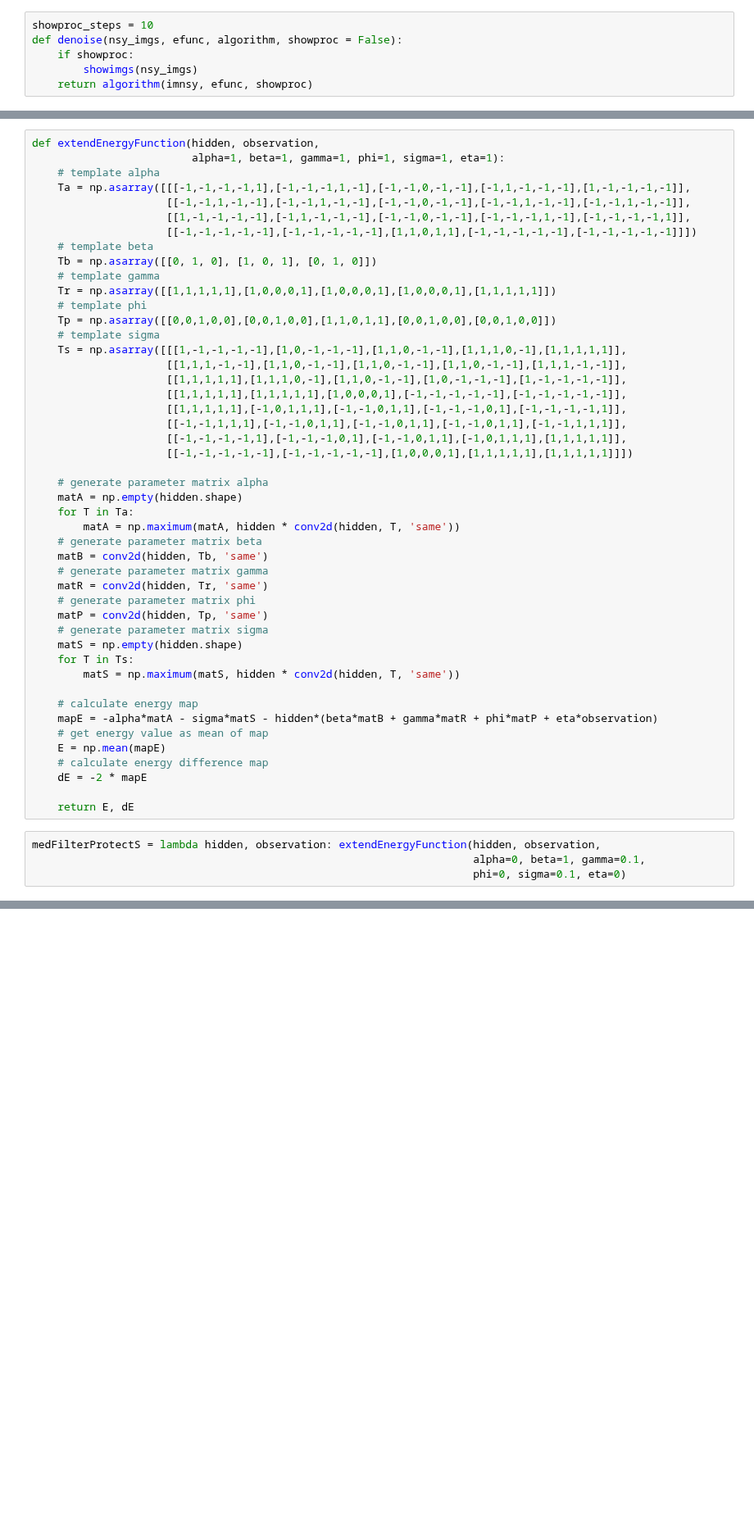
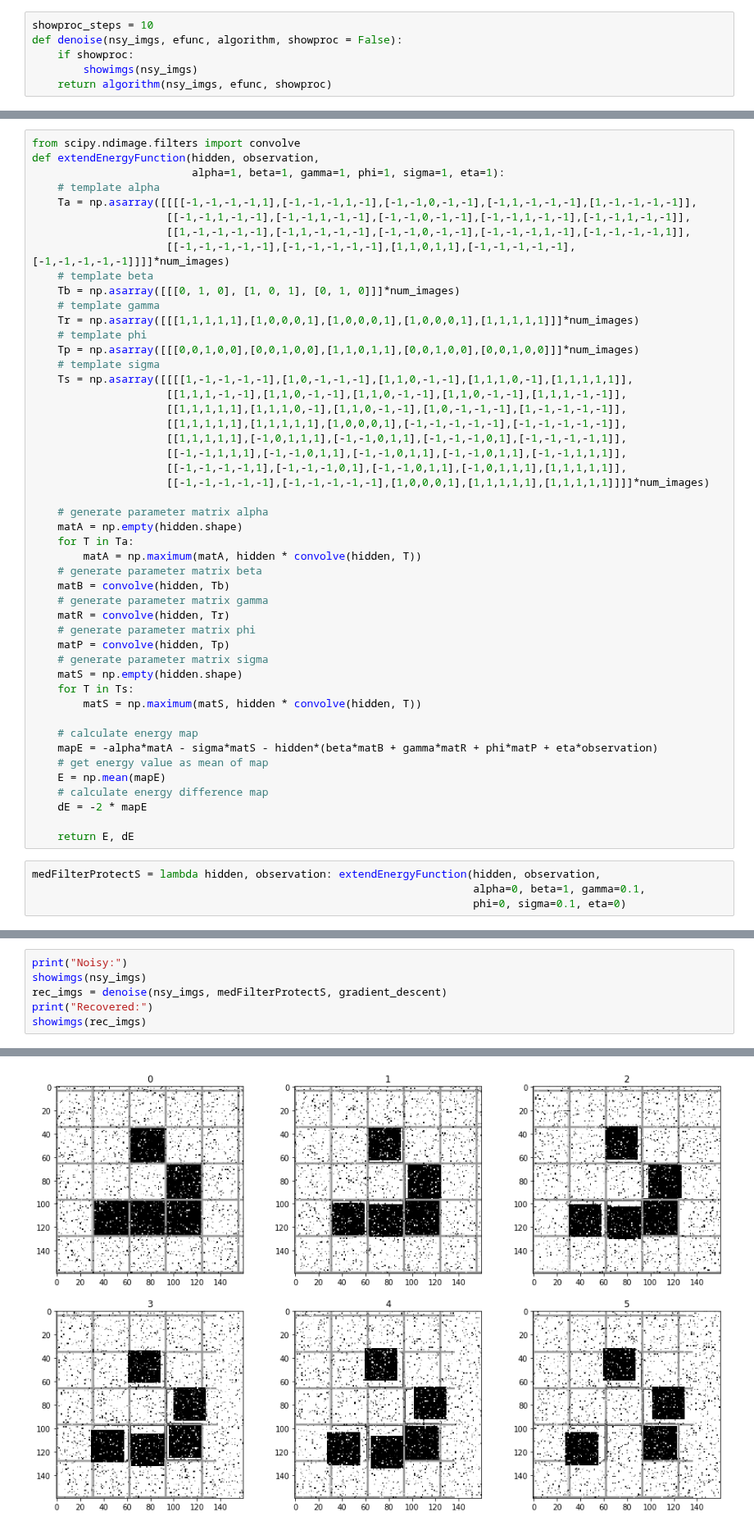
Before and after one commit to brennanmcfarland/pgm, a Jupyter notebook: Final Project.ipynb, the cells around one changed output, grey strips where cells are left out. Shown at 82% size. Saved outputs shown, nothing was run; the diff lists cells and outputs as text; blank space fills up the shorter version.

```diff
--- a/Final Project.ipynb
+++ b/Final Project.ipynb
@@ -89,5 +96,5 @@ showproc_steps = 10
 def denoise(nsy_imgs, efunc, algorithm, showproc = False):
     if showproc:
         showimgs(nsy_imgs)
-    return algorithm(imnsy, efunc, showproc)
+    return algorithm(nsy_imgs, efunc, showproc)
 # %%
@@ -123,41 +133,42 @@ def gradient_descent(imnsy, efunc, showproc = False):
 # %%
+from scipy.ndimage.filters import convolve
 def extendEnergyFunction(hidden, observation,
                          alpha=1, beta=1, gamma=1, phi=1, sigma=1, eta=1):
     # template alpha
-    Ta = np.asarray([[[-1,-1,-1,-1,1],[-1,-1,-1,1,-1],[-1,-1,0,-1,-1],[-1,1,-1,-1,-1],[1,-1,-1,-1,-1]],
+    Ta = np.asarray([[[[-1,-1,-1,-1,1],[-1,-1,-1,1,-1],[-1,-1,0,-1,-1],[-1,1,-1,-1,-1],[1,-1,-1,-1,-1]],
                      [[-1,-1,1,-1,-1],[-1,-1,1,-1,-1],[-1,-1,0,-1,-1],[-1,-1,1,-1,-1],[-1,-1,1,-1,-1]],
                      [[1,-1,-1,-1,-1],[-1,1,-1,-1,-1],[-1,-1,0,-1,-1],[-1,-1,-1,1,-1],[-1,-1,-1,-1,1]],
-                     [[-1,-1,-1,-1,-1],[-1,-1,-1,-1,-1],[1,1,0,1,1],[-1,-1,-1,-1,-1],[-1,-1,-1,-1,-1]]])
+                     [[-1,-1,-1,-1,-1],[-1,-1,-1,-1,-1],[1,1,0,1,1],[-1,-1,-1,-1,-1],[-1,-1,-1,-1,-1]]]]*num_images)
     # template beta
-    Tb = np.asarray([[0, 1, 0], [1, 0, 1], [0, 1, 0]])
+    Tb = np.asarray([[[0, 1, 0], [1, 0, 1], [0, 1, 0]]]*num_images)
     # template gamma
-    Tr = np.asarray([[1,1,1,1,1],[1,0,0,0,1],[1,0,0,0,1],[1,0,0,0,1],[1,1,1,1,1]])
+    Tr = np.asarray([[[1,1,1,1,1],[1,0,0,0,1],[1,0,0,0,1],[1,0,0,0,1],[1,1,1,1,1]]]*num_images)
     # template phi
-    Tp = np.asarray([[0,0,1,0,0],[0,0,1,0,0],[1,1,0,1,1],[0,0,1,0,0],[0,0,1,0,0]])
+    Tp = np.asarray([[[0,0,1,0,0],[0,0,1,0,0],[1,1,0,1,1],[0,0,1,0,0],[0,0,1,0,0]]]*num_images)
     # template sigma
-    Ts = np.asarray([[[1,-1,-1,-1,-1],[1,0,-1,-1,-1],[1,1,0,-1,-1],[1,1,1,0,-1],[1,1,1,1,1]],
+    Ts = np.asarray([[[[1,-1,-1,-1,-1],[1,0,-1,-1,-1],[1,1,0,-1,-1],[1,1,1,0,-1],[1,1,1,1,1]],
                      [[1,1,1,-1,-1],[1,1,0,-1,-1],[1,1,0,-1,-1],[1,1,0,-1,-1],[1,1,1,-1,-1]],
                      [[1,1,1,1,1],[1,1,1,0,-1],[1,1,0,-1,-1],[1,0,-1,-1,-1],[1,-1,-1,-1,-1]],
                      [[1,1,1,1,1],[1,1,1,1,1],[1,0,0,0,1],[-1,-1,-1,-1,-1],[-1,-1,-1,-1,-1]],
                      [[1,1,1,1,1],[-1,0,1,1,1],[-1,-1,0,1,1],[-1,-1,-1,0,1],[-1,-1,-1,-1,1]],
                      [[-1,-1,1,1,1],[-1,-1,0,1,1],[-1,-1,0,1,1],[-1,-1,0,1,1],[-1,-1,1,1,1]],
                      [[-1,-1,-1,-1,1],[-1,-1,-1,0,1],[-1,-1,0,1,1],[-1,0,1,1,1],[1,1,1,1,1]],
-                     [[-1,-1,-1,-1,-1],[-1,-1,-1,-1,-1],[1,0,0,0,1],[1,1,1,1,1],[1,1,1,1,1]]])
+                     [[-1,-1,-1,-1,-1],[-1,-1,-1,-1,-1],[1,0,0,0,1],[1,1,1,1,1],[1,1,1,1,1]]]]*num_images)
 
     # generate parameter matrix alpha
     matA = np.empty(hidden.shape)
     for T in Ta:
-        matA = np.maximum(matA, hidden * conv2d(hidden, T, 'same'))
+        matA = np.maximum(matA, hidden * convolve(hidden, T))
     # generate parameter matrix beta
-    matB = conv2d(hidden, Tb, 'same')
+    matB = convolve(hidden, Tb)
     # generate parameter matrix gamma
-    matR = conv2d(hidden, Tr, 'same')
+    matR = convolve(hidden, Tr)
     # generate parameter matrix phi
-    matP = conv2d(hidden, Tp, 'same')
+    matP = convolve(hidden, Tp)
     # generate parameter matrix sigma
     matS = np.empty(hidden.shape)
     for T in Ts:
-        matS = np.maximum(matS, hidden * conv2d(hidden, T, 'same'))
+        matS = np.maximum(matS, hidden * convolve(hidden, T))
 
     # calculate energy map
     mapE = -alpha*matA - sigma*matS - hidden*(beta*matB + gamma*matR + phi*matP + eta*observation)
@@ -177,0 +185,7 @@ denoise(nsy_imgs, None, None, showproc=True)
+# %%
+print("Noisy:")
+showimgs(nsy_imgs)
+rec_imgs = denoise(nsy_imgs, medFilterProtectS, gradient_descent)
+print("Recovered:")
+showimgs(rec_imgs)
+# %% [output]
@@ -177,0 +194 @@ denoise(nsy_imgs, None, None, showproc=True)
+[figure, added]
```
Also changed, not shown: parts of 8 cells of this notebook.
